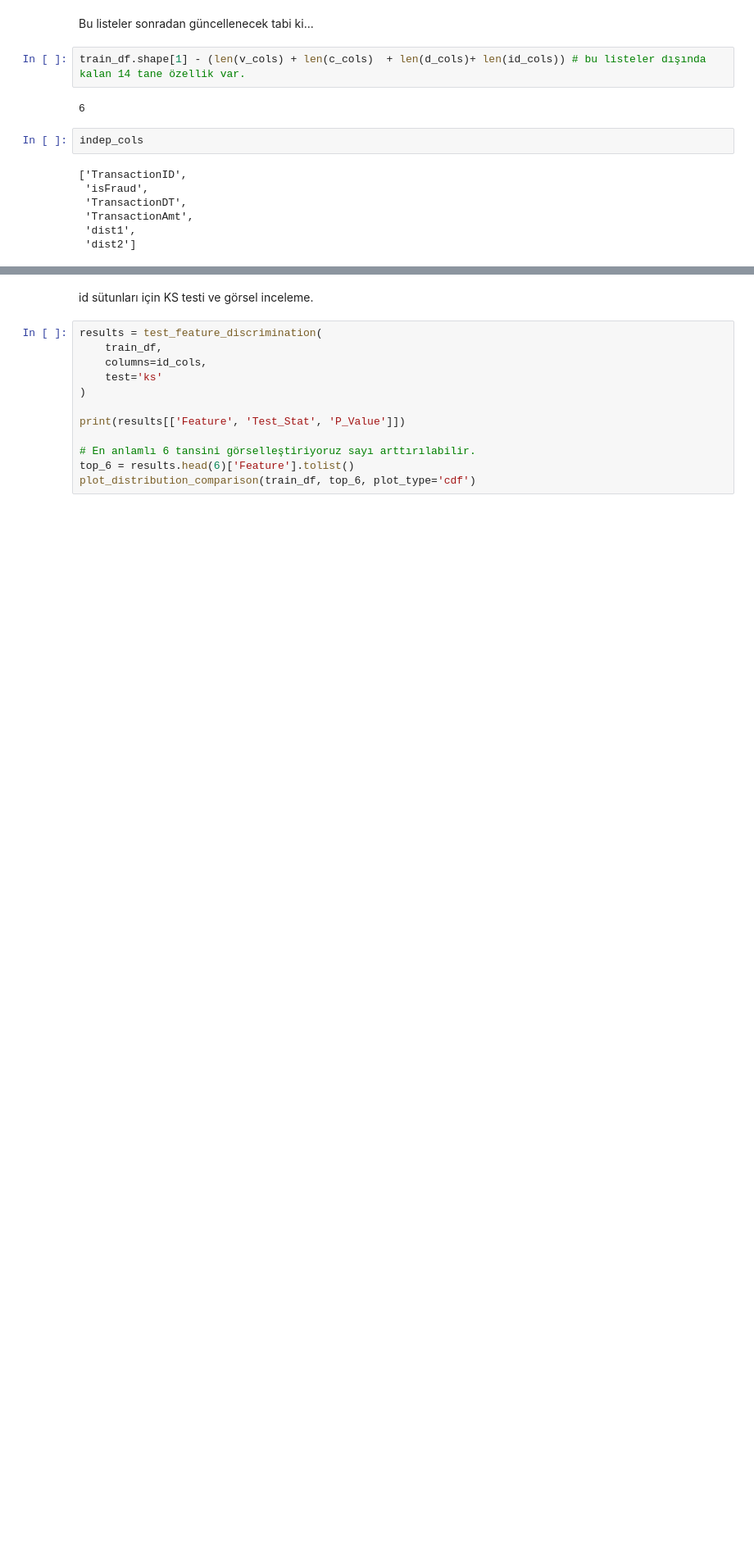
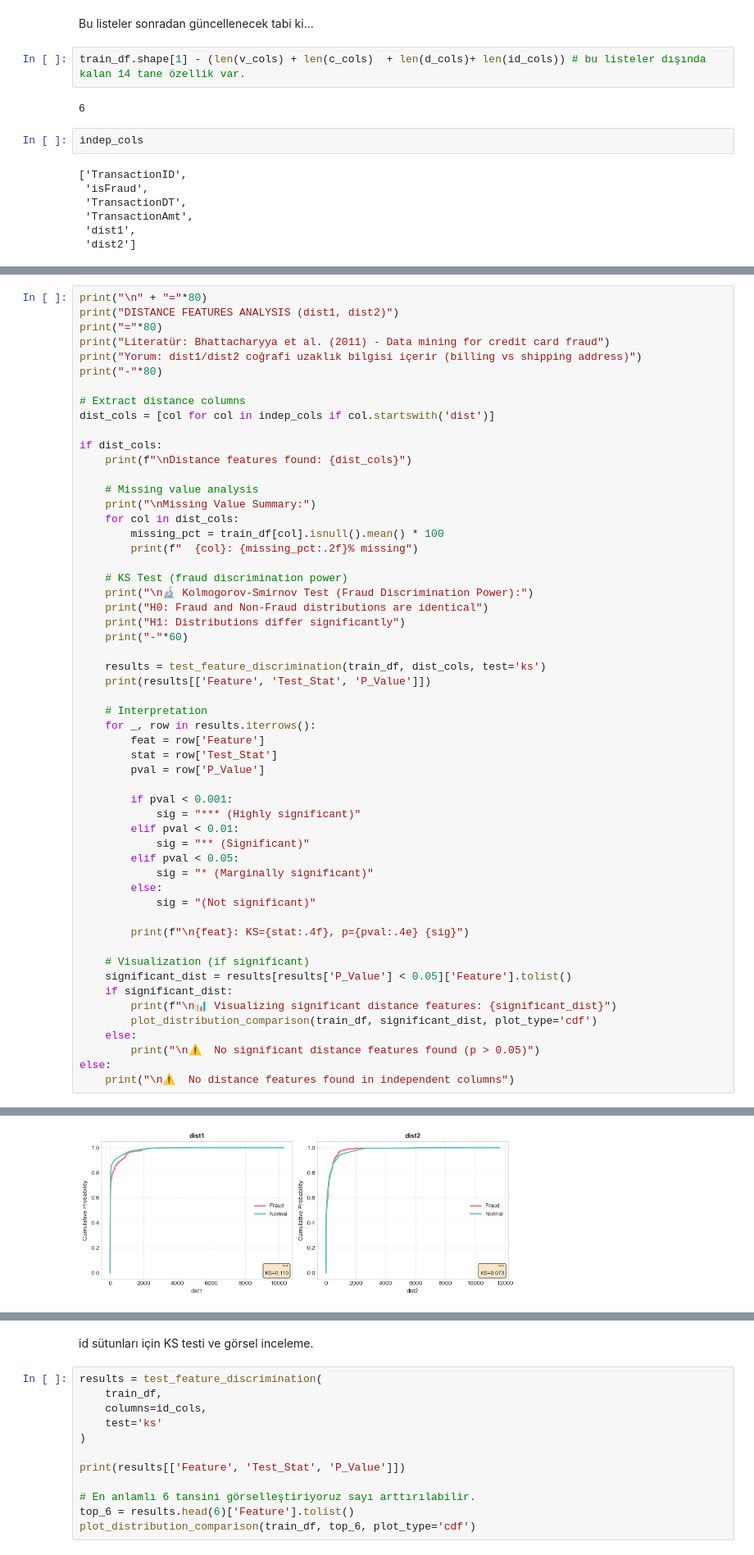
Before and after one commit to serhetgokdemir/mtm4651-assignment, a Jupyter notebook: notebooks/03_numeric_analysis.ipynb, the cells around one changed output, grey strips where cells are left out. Shown at 82% size. Cells and saved outputs as stored; diff of their text form; blank space fills up the shorter version.

```diff
--- a/notebooks/03_numeric_analysis.ipynb
+++ b/notebooks/03_numeric_analysis.ipynb
@@ -119,0 +272,56 @@ indep_cols
+# %%
+print("\n" + "="*80)
+print("DISTANCE FEATURES ANALYSIS (dist1, dist2)")
+print("="*80)
+print("Literatür: Bhattacharyya et al. (2011) - Data mining for credit card fraud")
+print("Yorum: dist1/dist2 coğrafi uzaklık bilgisi içerir (billing vs shipping address)")
+print("-"*80)
+
+# Extract distance columns
+dist_cols = [col for col in indep_cols if col.startswith('dist')]
+
+if dist_cols:
+    print(f"\nDistance features found: {dist_cols}")
+
+    # Missing value analysis
+    print("\nMissing Value Summary:")
+    for col in dist_cols:
+        missing_pct = train_df[col].isnull().mean() * 100
+        print(f"  {col}: {missing_pct:.2f}% missing")
+
+    # KS Test (fraud discrimination power)
+    print("\n🔬 Kolmogorov-Smirnov Test (Fraud Discrimination Power):")
+    print("H0: Fraud and Non-Fraud distributions are identical")
+    print("H1: Distributions differ significantly")
+    print("-"*60)
+
+    results = test_feature_discrimination(train_df, dist_cols, test='ks')
+    print(results[['Feature', 'Test_Stat', 'P_Value']])
+
+    # Interpretation
+    for _, row in results.iterrows():
+        feat = row['Feature']
+        stat = row['Test_Stat']
+        pval = row['P_Value']
+
+        if pval < 0.001:
+            sig = "*** (Highly significant)"
+        elif pval < 0.01:
+            sig = "** (Significant)"
+        elif pval < 0.05:
+            sig = "* (Marginally significant)"
+        else:
+            sig = "(Not significant)"
+
+        print(f"\n{feat}: KS={stat:.4f}, p={pval:.4e} {sig}")
+
+    # Visualization (if significant)
+    significant_dist = results[results['P_Value'] < 0.05]['Feature'].tolist()
+    if significant_dist:
+        print(f"\n📊 Visualizing significant distance features: {significant_dist}")
+        plot_distribution_comparison(train_df, significant_dist, plot_type='cdf')
+    else:
+        print("\n⚠️  No significant distance features found (p > 0.05)")
+else:
+    print("\n⚠️  No distance features found in independent columns")
+# %% [output]
@@ -119,0 +345 @@ indep_cols
+[figure, added]
```
Also changed, not shown: parts of 12 cells of this notebook, 2 other files.
